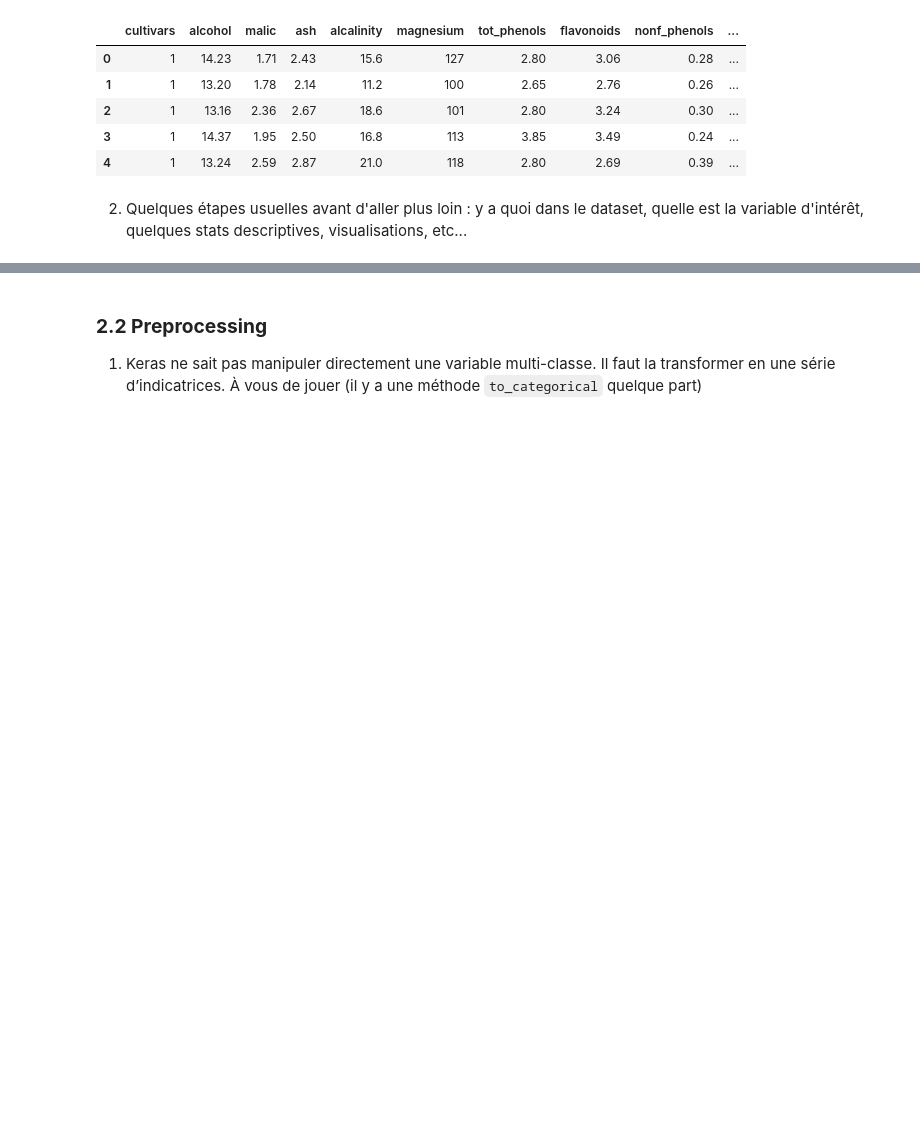
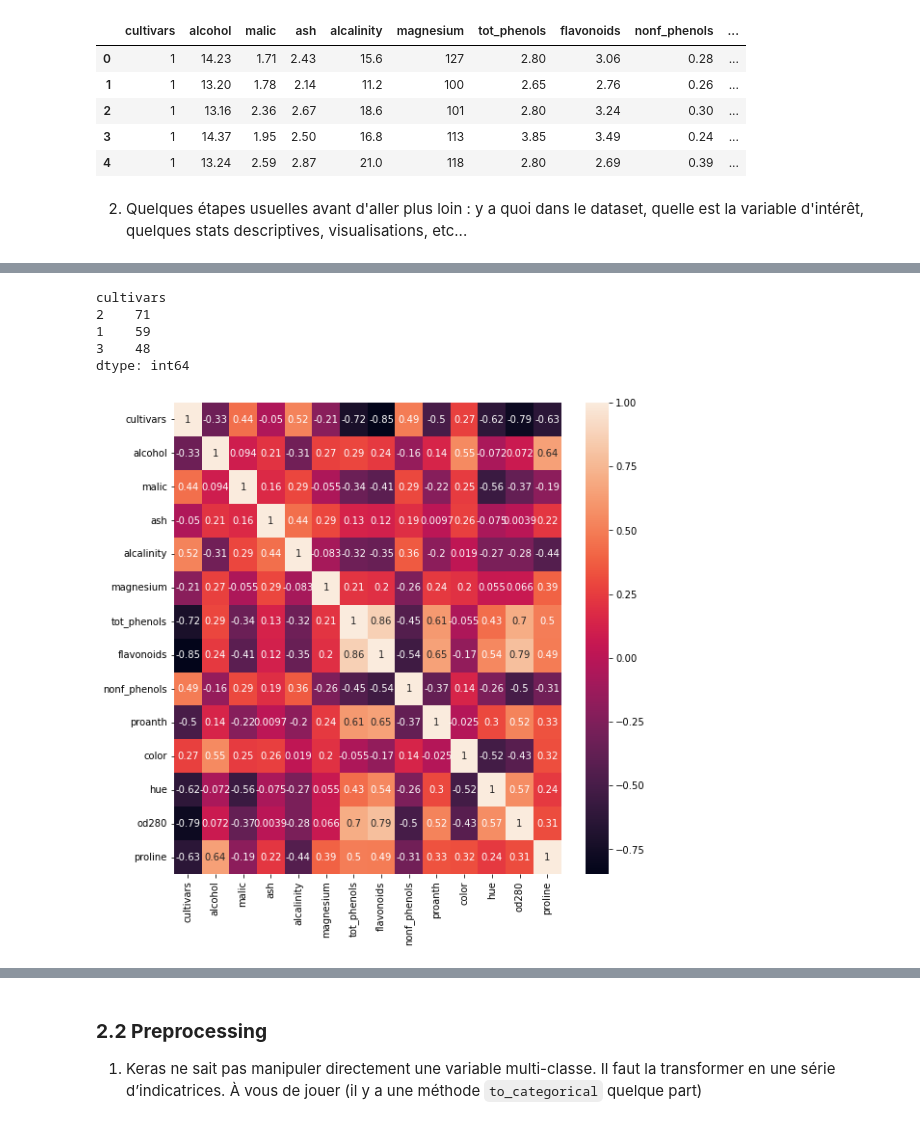
Before and after one commit to louiskuhn/IA-P2-Euskadi, a Jupyter notebook: Ressources/Deep Learning/Artificial Neural Network/perceptron.ipynb, the cells around one changed output, grey strips where cells are left out. Saved outputs shown, nothing was run; the diff lists cells and outputs as text; code cells hidden in the pictures; blank space fills up the shorter version.

```diff
--- a/Ressources/Deep Learning/Artificial Neural Network/perceptron.ipynb
+++ b/Ressources/Deep Learning/Artificial Neural Network/perceptron.ipynb
@@ -381,0 +394,13 @@ wine.head()
+# %%
+wine.value_counts('cultivars')
+# %% [output]
+cultivars
+2    71
+1    59
+3    48
+dtype: int64
+# %%
+plt.figure(figsize=(9,9))
+sns.heatmap(wine.corr(), annot=True);
+# %% [output]
+[figure, added]
```
Also changed, not shown: parts of 34 cells of this notebook, 1 other file.
